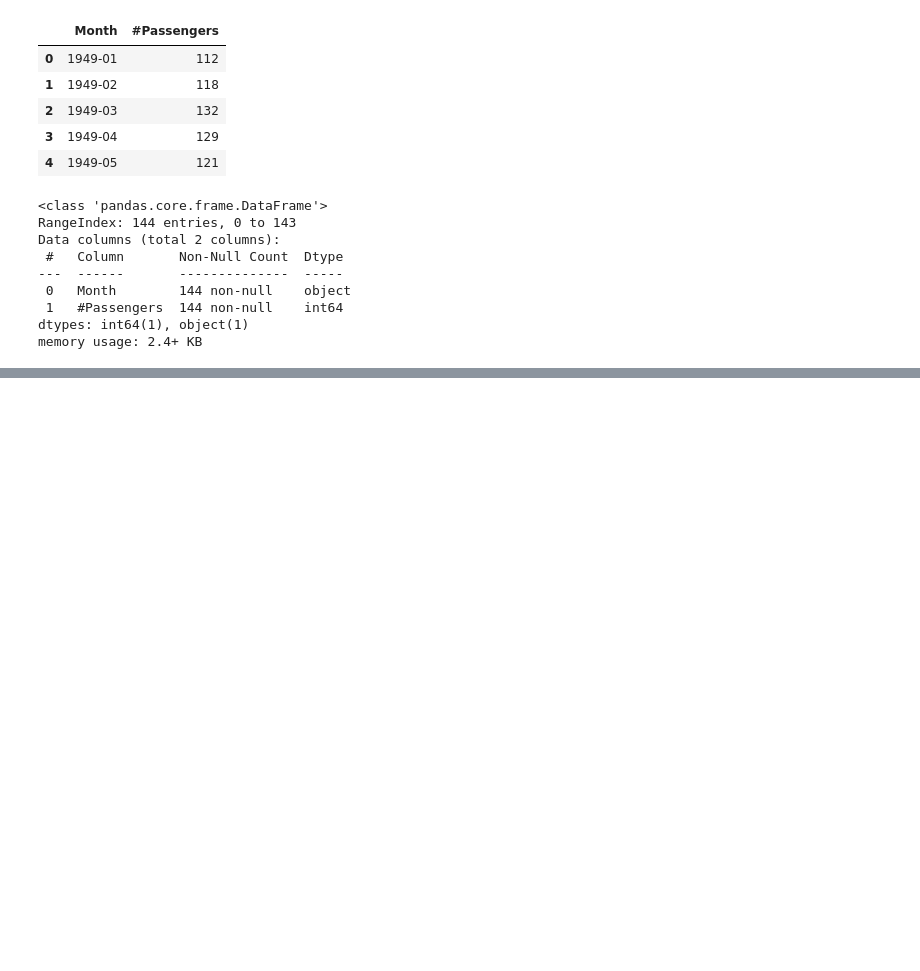
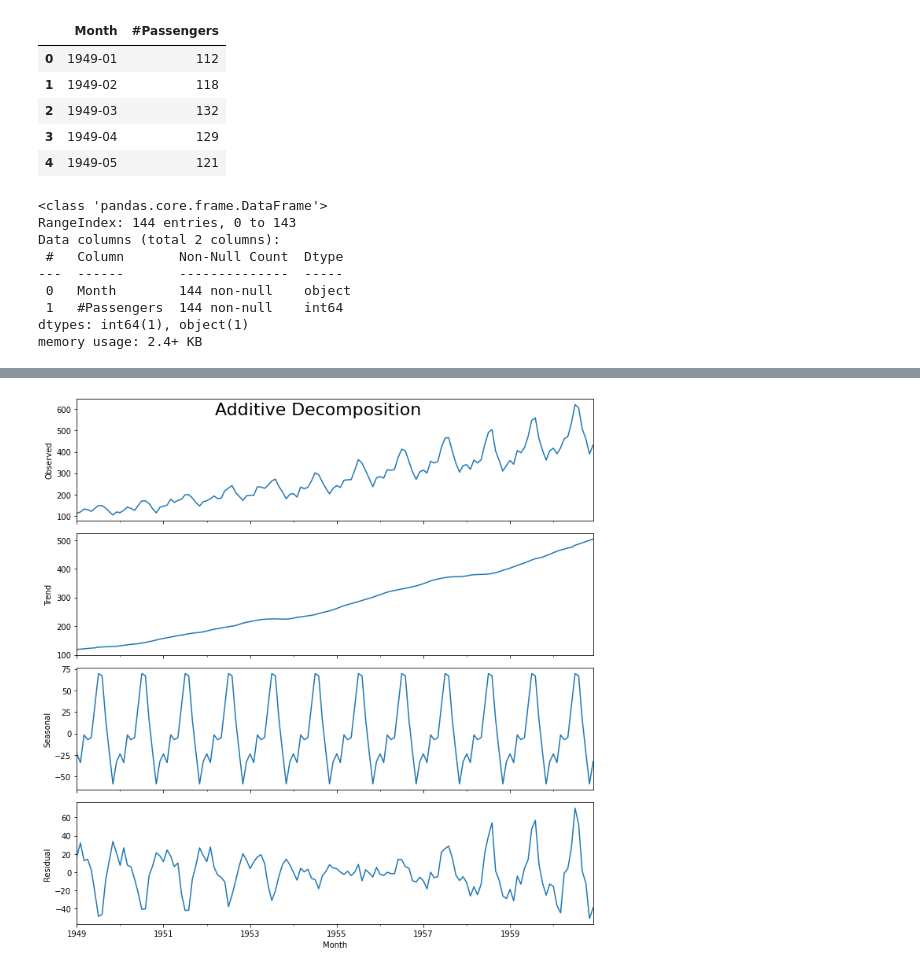
Before and after one commit to ttb-git/berkeley-engr-Practical-assignment1, a Jupyter notebook: try_it_10_1_starter_TB_Solved.ipynb, the cells around one changed output, grey strips where cells are left out. Drawn from its saved outputs; the diff is of its cells as text; code cells hidden in the pictures; blank space fills up the shorter version.

```diff
--- a/try_it_10_1_starter_TB_Solved.ipynb
+++ b/try_it_10_1_starter_TB_Solved.ipynb
@@ -151,0 +168,10 @@ plt.show();
+# %%
+# Additive Decomposition
+result_add = seasonal_decompose(airlinep, model='additive', extrapolate_trend='freq')
+
+# Plot
+plt.rcParams.update({'figure.figsize': (10,10)})
+result_add.plot().suptitle('Additive Decomposition', fontsize=22)
+plt.show()
+# %% [output]
+[figure, added]
```
Also changed, not shown: parts of 10 cells of this notebook.
